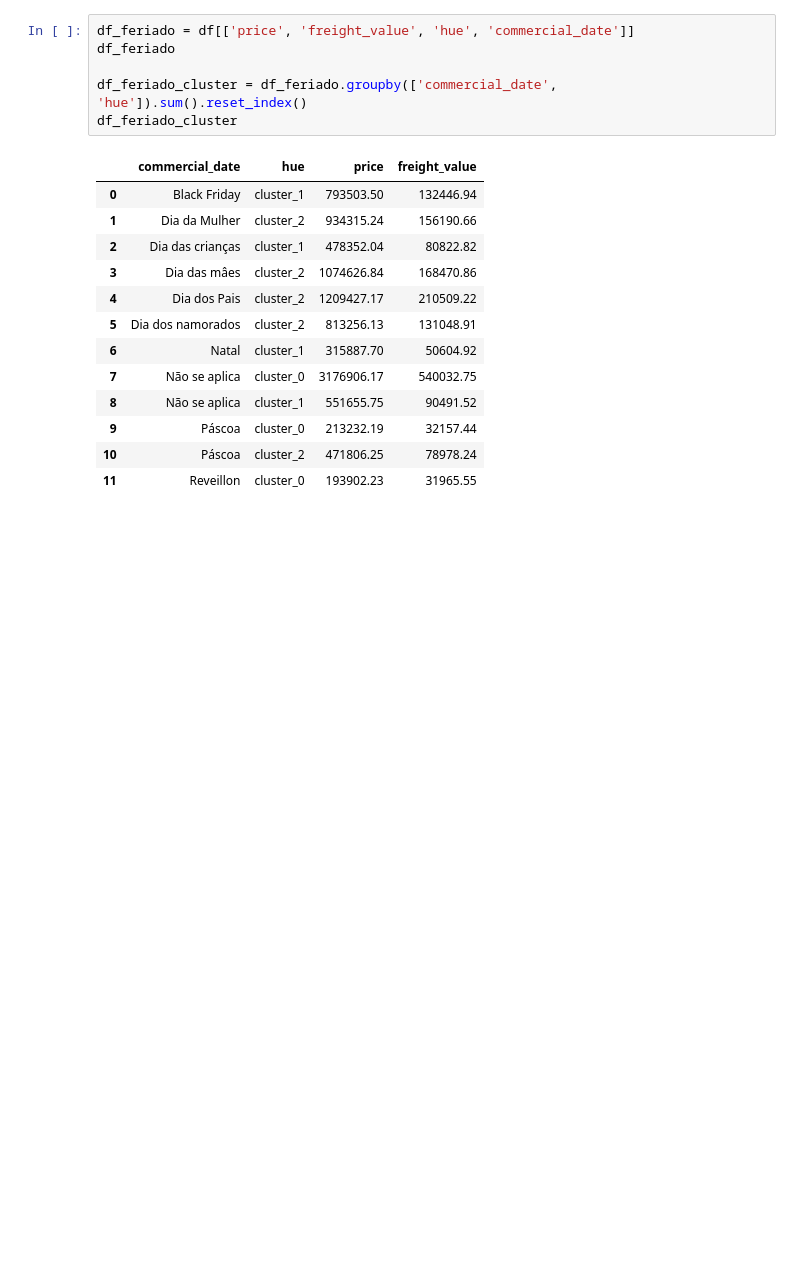
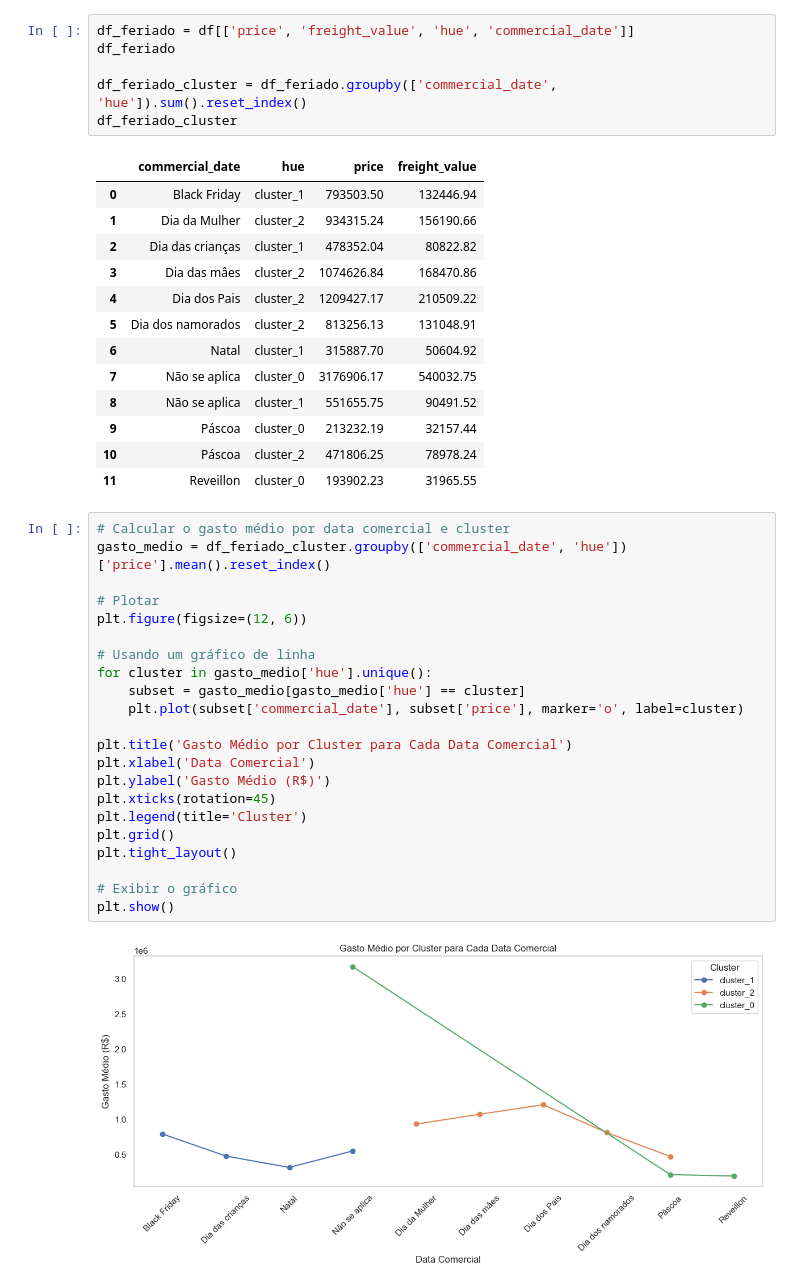
Before and after one commit to wnetohr/Olist-Brazilian-E-Commerce, a Jupyter notebook: notebooks/cluster/eda_cluster_dataframe.ipynb, the cells around one changed output. Saved outputs shown, nothing was run; the diff lists cells and outputs as text; blank space fills up the shorter version.

```diff
--- a/notebooks/cluster/eda_cluster_dataframe.ipynb
+++ b/notebooks/cluster/eda_cluster_dataframe.ipynb
@@ -445,3 +431,27 @@ df_feriado_cluster
 | 9 | Páscoa | cluster_0 | 213232.19 | 32157.44 |
 | 10 | Páscoa | cluster_2 | 471806.25 | 78978.24 |
 | 11 | Reveillon | cluster_0 | 193902.23 | 31965.55 |
+# %%
+# Calcular o gasto médio por data comercial e cluster
+gasto_medio = df_feriado_cluster.groupby(['commercial_date', 'hue'])['price'].mean().reset_index()
+
+# Plotar
+plt.figure(figsize=(12, 6))
+
+# Usando um gráfico de linha
+for cluster in gasto_medio['hue'].unique():
+    subset = gasto_medio[gasto_medio['hue'] == cluster]
+    plt.plot(subset['commercial_date'], subset['price'], marker='o', label=cluster)
+
+plt.title('Gasto Médio por Cluster para Cada Data Comercial')
+plt.xlabel('Data Comercial')
+plt.ylabel('Gasto Médio (R$)')
+plt.xticks(rotation=45)
+plt.legend(title='Cluster')
+plt.grid()
+plt.tight_layout()
+
+# Exibir o gráfico
+plt.show()
+# %% [output]
+[figure, added]
```
Also changed, not shown: parts of 7 cells of this notebook.
